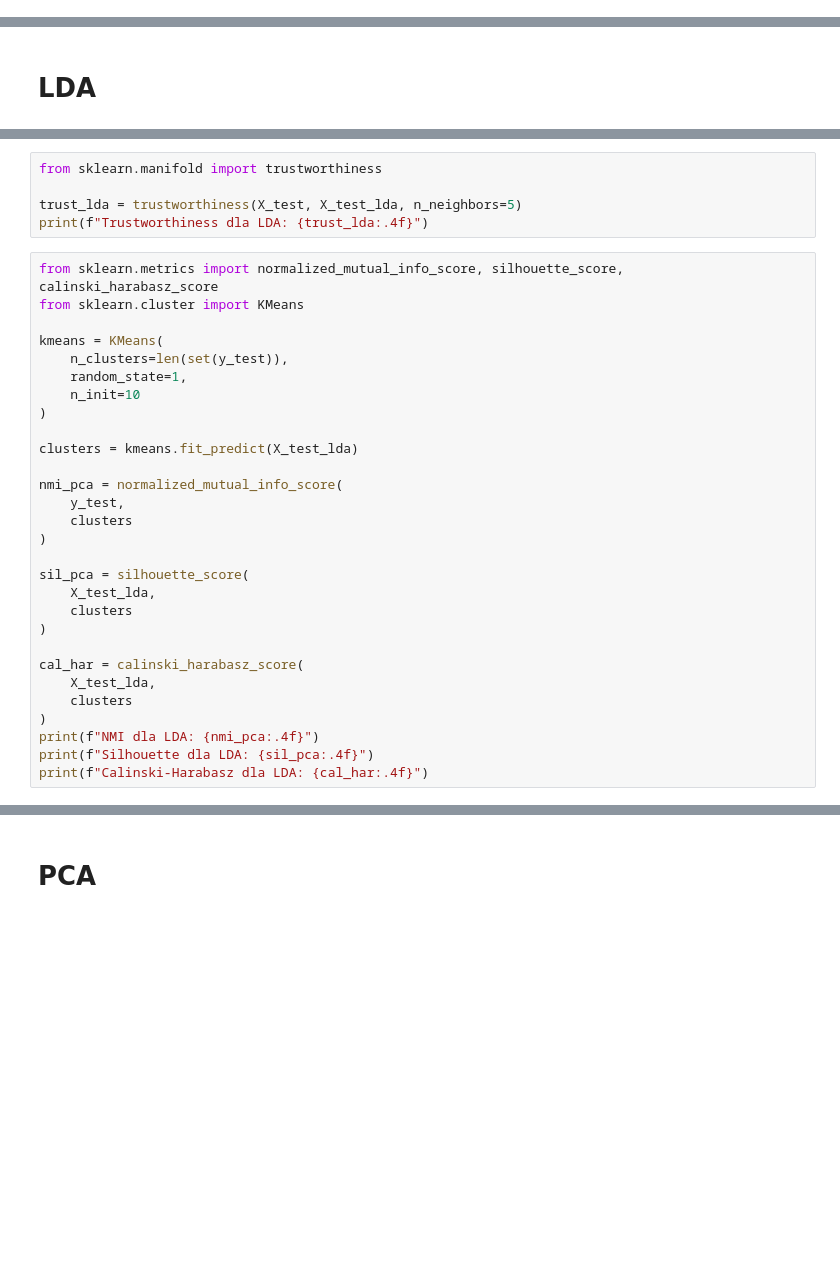
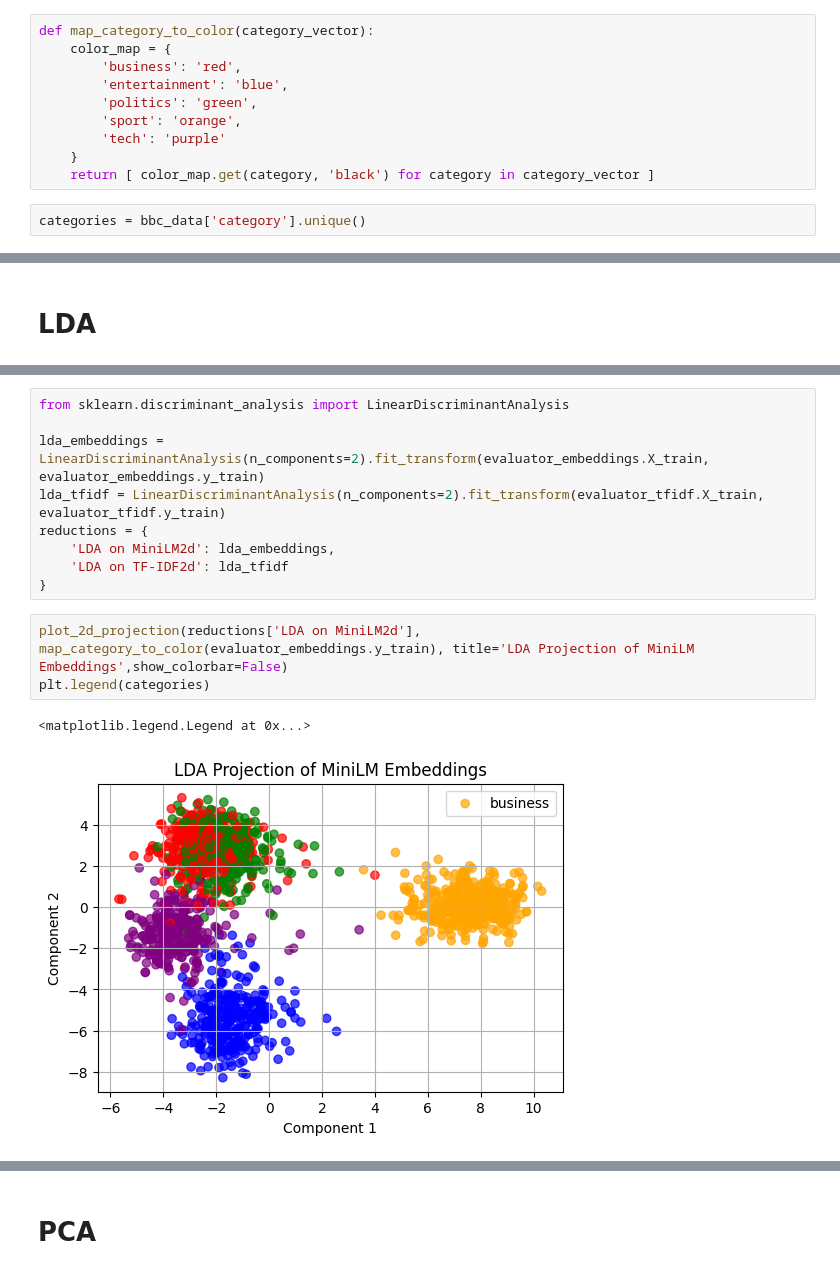
Before and after one commit to wiktorbag/Dimensionality-reduction-project, a Jupyter notebook: experiment3.ipynb, the cells around one changed output, grey strips where cells are left out. Saved outputs shown, nothing was run; the diff lists cells and outputs as text; blank space fills up the shorter version.

```diff
--- a/experiment3.ipynb
+++ b/experiment3.ipynb
@@ -68,0 +74,12 @@ bbc_data.head()
+# %%
+def map_category_to_color(category_vector):
+    color_map = {
+        'business': 'red',
+        'entertainment': 'blue',
+        'politics': 'green',
+        'sport': 'orange',
+        'tech': 'purple'
+    }
+    return [ color_map.get(category, 'black') for category in category_vector ]
+# %%
+categories = bbc_data['category'].unique()
@@ -113,34 +96,15 @@ plt.show()
-# %%
-from sklearn.manifold import trustworthiness
-
-trust_lda = trustworthiness(X_test, X_test_lda, n_neighbors=5)
-print(f"Trustworthiness dla LDA: {trust_lda:.4f}")
-# %%
-from sklearn.metrics import normalized_mutual_info_score, silhouette_score, calinski_harabasz_score
-from sklearn.cluster import KMeans
-
-kmeans = KMeans(
-    n_clusters=len(set(y_test)),
-    random_state=1,
-    n_init=10
-)
-
-clusters = kmeans.fit_predict(X_test_lda)
-
-nmi_pca = normalized_mutual_info_score(
-    y_test,
-    clusters
-)
-
-sil_pca = silhouette_score(
-    X_test_lda,
-    clusters
-)
-
-cal_har = calinski_harabasz_score(
-    X_test_lda,
-    clusters
-)
-print(f"NMI dla LDA: {nmi_pca:.4f}")
-print(f"Silhouette dla LDA: {sil_pca:.4f}")
-print(f"Calinski-Harabasz dla LDA: {cal_har:.4f}")
+# %%
+from sklearn.discriminant_analysis import LinearDiscriminantAnalysis
+
+lda_embeddings = LinearDiscriminantAnalysis(n_components=2).fit_transform(evaluator_embeddings.X_train, evaluator_embeddings.y_train)
+lda_tfidf = LinearDiscriminantAnalysis(n_components=2).fit_transform(evaluator_tfidf.X_train, evaluator_tfidf.y_train)
+reductions = {
+    'LDA on MiniLM2d': lda_embeddings,
+    'LDA on TF-IDF2d': lda_tfidf
+}
+# %%
+plot_2d_projection(reductions['LDA on MiniLM2d'], map_category_to_color(evaluator_embeddings.y_train), title='LDA Projection of MiniLM Embeddings',show_colorbar=False)
+plt.legend(categories)
+# %% [output]
+<matplotlib.legend.Legend at 0x...>
+[figure, added]
```
Also changed, not shown: parts of 41 cells of this notebook, 3 other files.
